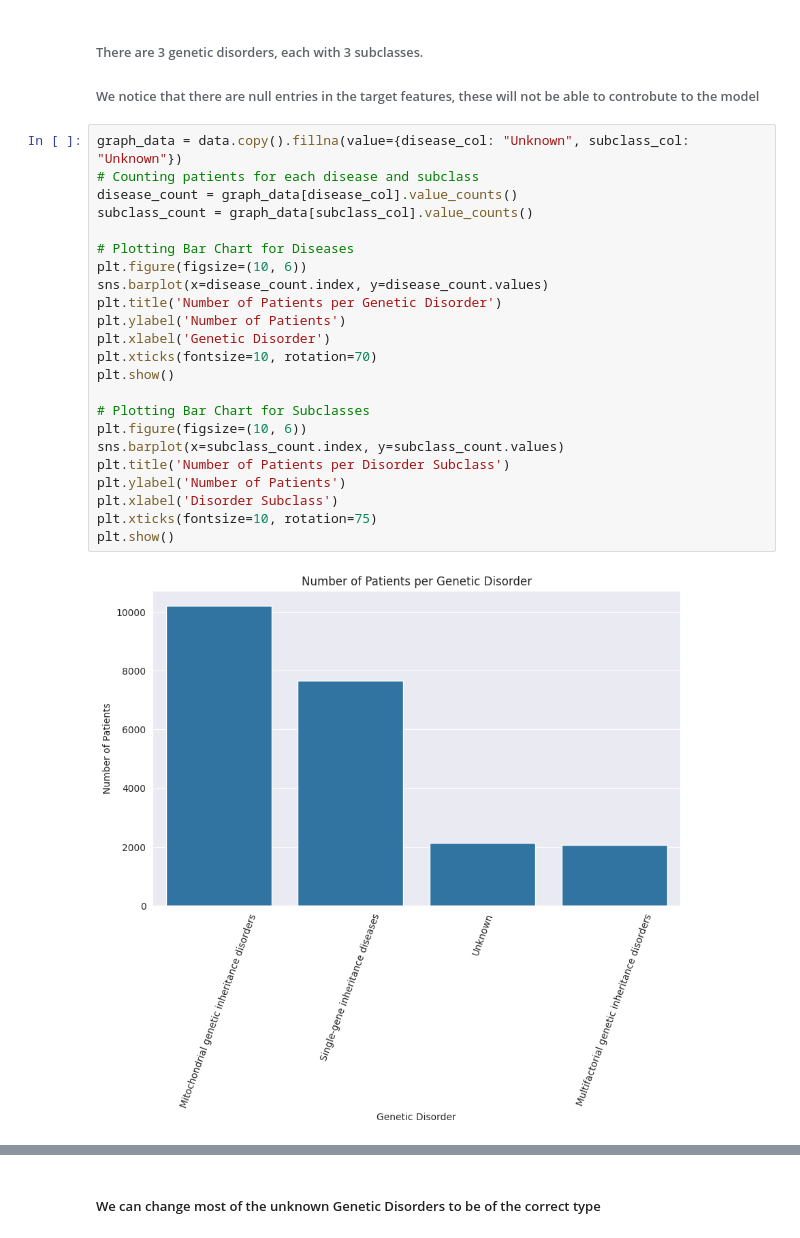
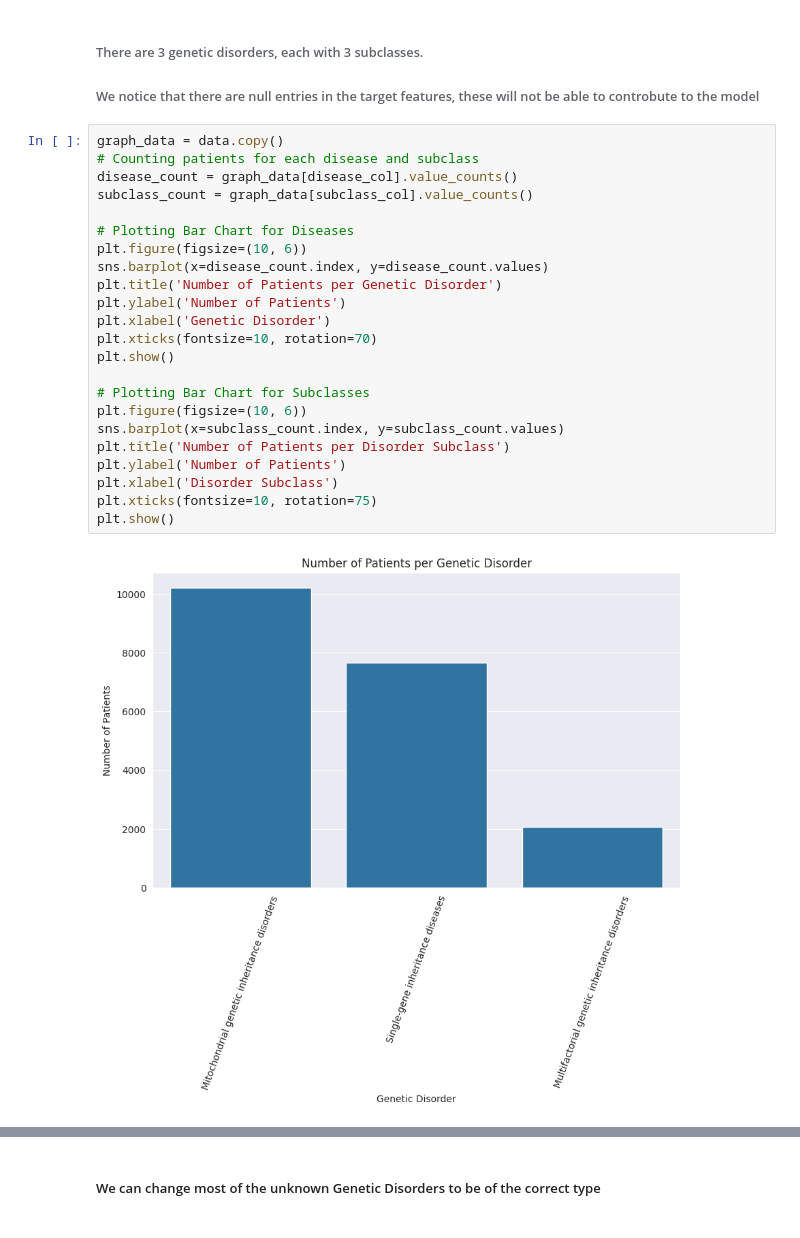
Before and after one commit to salmaloukili/ML, a Jupyter notebook: notebook.ipynb, the cells around one changed output, grey strips where cells are left out. Cells and saved outputs as stored; diff of their text form.

```diff
--- a/notebook.ipynb
+++ b/notebook.ipynb
@@ -110,27 +112,27 @@ Unique Combinations of Disease and Subclass:
 ###### There are 3 genetic disorders, each with 3 subclasses.
 ###### We notice that there are null entries in the target features, these will not be able to controbute to the model
 # %%
-graph_data = data.copy().fillna(value={disease_col: "Unknown", subclass_col: "Unknown"})
+graph_data = data.copy()
 # Counting patients for each disease and subclass
 disease_count = graph_data[disease_col].value_counts()
 subclass_count = graph_data[subclass_col].value_counts()
 
 # Plotting Bar Chart for Diseases
 plt.figure(figsize=(10, 6))
 sns.barplot(x=disease_count.index, y=disease_count.values)
 plt.title('Number of Patients per Genetic Disorder')
 plt.ylabel('Number of Patients')
 plt.xlabel('Genetic Disorder')
 plt.xticks(fontsize=10, rotation=70)
 plt.show()
 
 # Plotting Bar Chart for Subclasses
 plt.figure(figsize=(10, 6))
 sns.barplot(x=subclass_count.index, y=subclass_count.values)
 plt.title('Number of Patients per Disorder Subclass')
 plt.ylabel('Number of Patients')
 plt.xlabel('Disorder Subclass')
 plt.xticks(fontsize=10, rotation=75)
 plt.show()
 # %% [output]
-[figure, old version]
+[figure, new version]
```
Also changed, not shown: parts of 32 cells of this notebook, 2 other files.
